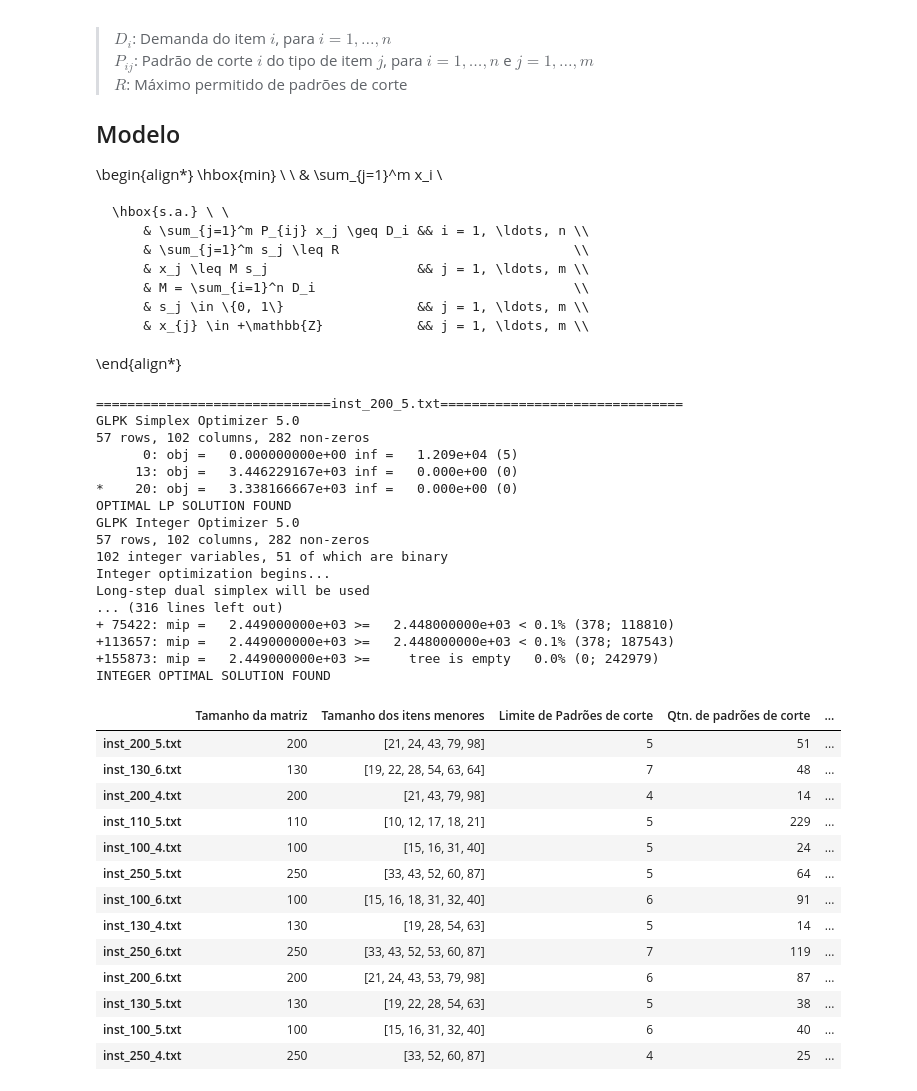
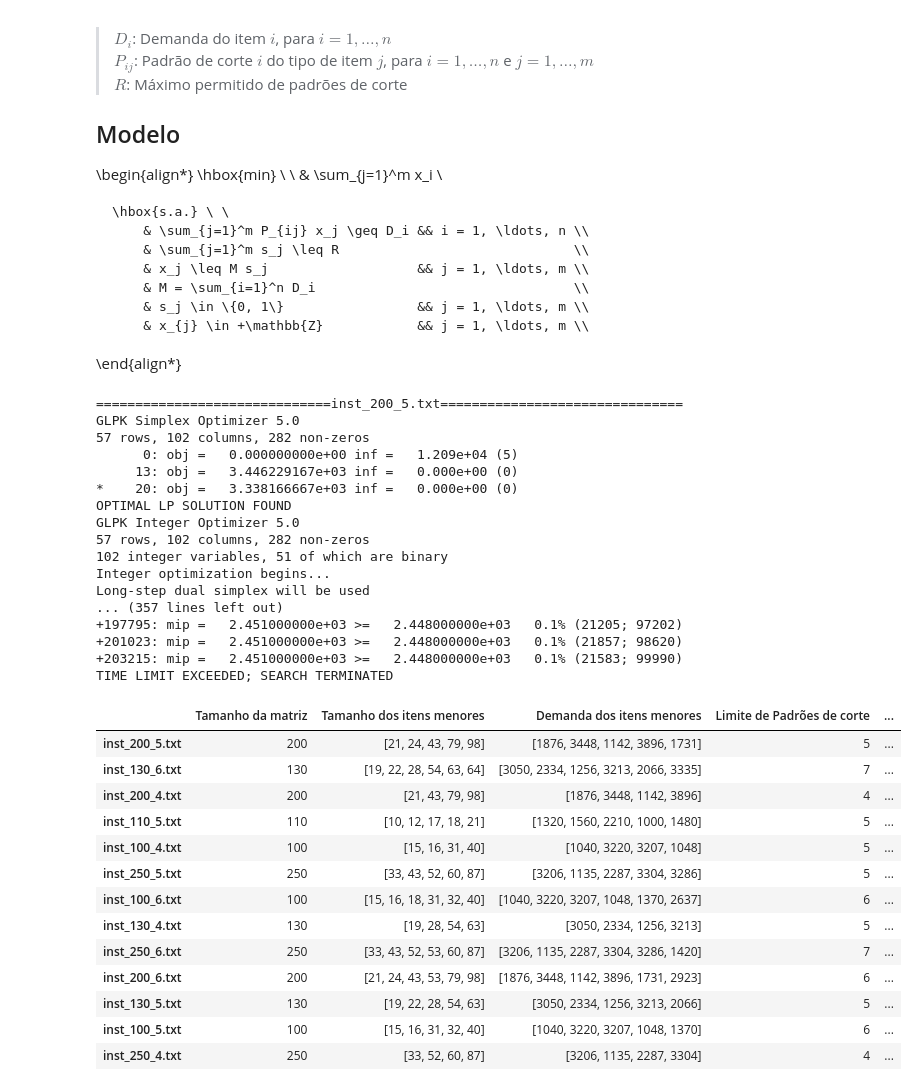
Before and after one commit to Loukis-13/programacao-linear-trabalho-cortes, a Jupyter notebook: corte_b.ipynb, the cells around one changed output. Cells and saved outputs as stored; diff of their text form; code cells hidden in the pictures.

```diff
--- a/corte_b.ipynb
+++ b/corte_b.ipynb
@@ -90,11 +90,13 @@ def modelo_cortes(M, R, C, D):
 import os
 import pandas as pd
 
-resumo = pd.DataFrame(index=[
+resumo = pd.DataFrame(columns=[
     "Tamanho da matriz",
     "Tamanho dos itens menores",
+    "Demanda dos itens menores",
     "Limite de Padrões de corte",
-    "Qtn. de padrões de corte",
+    "Qtn. de padrões de corte gerados",
+    "Qtn. de padrões de corte utilizados",
     "Total de papel usado",
     "Qtn. de papel desperdiçada"
 ])
@@ -141,7 +143,16 @@ for file in os.listdir("./input/"):
             f.write(f"Quantidade total de papel gasto: {int(obj) * M}\n")
             f.write(f"Quantidade desperdiçada: {desperdicio_total}\n")
 
-            resumo[file] = [M, C, R, len(cut_patterns(M, C)), int(obj) * M, desperdicio_total]
+            resumo.loc[file] = [
+                M,
+                C,
+                D,
+                R,
+                len(cut_patterns(M, C)),
+                sum(bool(x.primal) for x in varx),
+                int(obj) * M,
+                desperdicio_total
+            ]
 # %% [output]
 ==============================inst_200_5.txt===============================
 GLPK Simplex Optimizer 5.0
@@ -155,25 +166,36 @@ GLPK Integer Optimizer 5.0
 102 integer variables, 51 of which are binary
 Integer optimization begins...
 Long-step dual simplex will be used
-... (316 lines left out)
-+ 75422: mip =   2.449000000e+03 >=   2.448000000e+03 < 0.1% (378; 118810)
-+113657: mip =   2.449000000e+03 >=   2.448000000e+03 < 0.1% (378; 187543)
-+155873: mip =   2.449000000e+03 >=     tree is empty   0.0% (0; 242979)
-INTEGER OPTIMAL SOLUTION FOUND
+... (357 lines left out)
++197795: mip =   2.451000000e+03 >=   2.448000000e+03   0.1% (21205; 97202)
++201023: mip =   2.451000000e+03 >=   2.448000000e+03   0.1% (21857; 98620)
++203215: mip =   2.451000000e+03 >=   2.448000000e+03   0.1% (21583; 99990)
+TIME LIMIT EXCEEDED; SEARCH TERMINATED
-# %%
-display(resumo.T)
-# %% [output]
-|  | Tamanho da matriz | Tamanho dos itens menores | Limite de Padrões de corte | Qtn. de padrões de corte | ... |
-| inst_200_5.txt | 200 | [21, 24, 43, 79, 98] | 5 | 51 | ... |
-| inst_130_6.txt | 130 | [19, 22, 28, 54, 63, 64] | 7 | 48 | ... |
-| inst_200_4.txt | 200 | [21, 43, 79, 98] | 4 | 14 | ... |
-| inst_110_5.txt | 110 | [10, 12, 17, 18, 21] | 5 | 229 | ... |
-| inst_100_4.txt | 100 | [15, 16, 31, 40] | 5 | 24 | ... |
-| inst_250_5.txt | 250 | [33, 43, 52, 60, 87] | 5 | 64 | ... |
-| inst_100_6.txt | 100 | [15, 16, 18, 31, 32, 40] | 6 | 91 | ... |
-| inst_130_4.txt | 130 | [19, 28, 54, 63] | 5 | 14 | ... |
-| inst_250_6.txt | 250 | [33, 43, 52, 53, 60, 87] | 7 | 119 | ... |
-| inst_200_6.txt | 200 | [21, 24, 43, 53, 79, 98] | 6 | 87 | ... |
-| inst_130_5.txt | 130 | [19, 22, 28, 54, 63] | 5 | 38 | ... |
-| inst_100_5.txt | 100 | [15, 16, 31, 32, 40] | 6 | 40 | ... |
-| inst_250_4.txt | 250 | [33, 52, 60, 87] | 4 | 25 | ... |
+# %%
+display(
+    resumo.style.set_table_styles([
+        {'selector': '.col0', 'props': [('max-width', '80px')]},
+        # {'selector': '.col1', 'props': [('max-width', '100px')]},
+        # {'selector': '.col2', 'props': [('max-width', '100px')]},
+        {'selector': '.col3', 'props': [('max-width', '120px')]},
+        {'selector': '.col4', 'props': [('max-width', '120px')]},
+        {'selector': '.col5', 'props': [('max-width', '130px')]},
+        {'selector': '.col6', 'props': [('max-width', '90px')]},
+        {'selector': '.col7', 'props': [('max-width', '100px')]},
+    ])
+)
+# %% [output]
+|  | Tamanho da matriz | Tamanho dos itens menores | Demanda dos itens menores | Limite de Padrões de corte | ... |
+| inst_200_5.txt | 200 | [21, 24, 43, 79, 98] | [1876, 3448, 1142, 3896, 1731] | 5 | ... |
+| inst_130_6.txt | 130 | [19, 22, 28, 54, 63, 64] | [3050, 2334, 1256, 3213, 2066, 3335] | 7 | ... |
+| inst_200_4.txt | 200 | [21, 43, 79, 98] | [1876, 3448, 1142, 3896] | 4 | ... |
+| inst_110_5.txt | 110 | [10, 12, 17, 18, 21] | [1320, 1560, 2210, 1000, 1480] | 5 | ... |
+| inst_100_4.txt | 100 | [15, 16, 31, 40] | [1040, 3220, 3207, 1048] | 5 | ... |
+| inst_250_5.txt | 250 | [33, 43, 52, 60, 87] | [3206, 1135, 2287, 3304, 3286] | 5 | ... |
+| inst_100_6.txt | 100 | [15, 16, 18, 31, 32, 40] | [1040, 3220, 3207, 1048, 1370, 2637] | 6 | ... |
+| inst_130_4.txt | 130 | [19, 28, 54, 63] | [3050, 2334, 1256, 3213] | 5 | ... |
+| inst_250_6.txt | 250 | [33, 43, 52, 53, 60, 87] | [3206, 1135, 2287, 3304, 3286, 1420] | 7 | ... |
+| inst_200_6.txt | 200 | [21, 24, 43, 53, 79, 98] | [1876, 3448, 1142, 3896, 1731, 2923] | 6 | ... |
+| inst_130_5.txt | 130 | [19, 22, 28, 54, 63] | [3050, 2334, 1256, 3213, 2066] | 5 | ... |
+| inst_100_5.txt | 100 | [15, 16, 31, 32, 40] | [1040, 3220, 3207, 1048, 1370] | 6 | ... |
+| inst_250_4.txt | 250 | [33, 52, 60, 87] | [3206, 1135, 2287, 3304] | 4 | ... |
```
Also changed, not shown: 20 other files.
